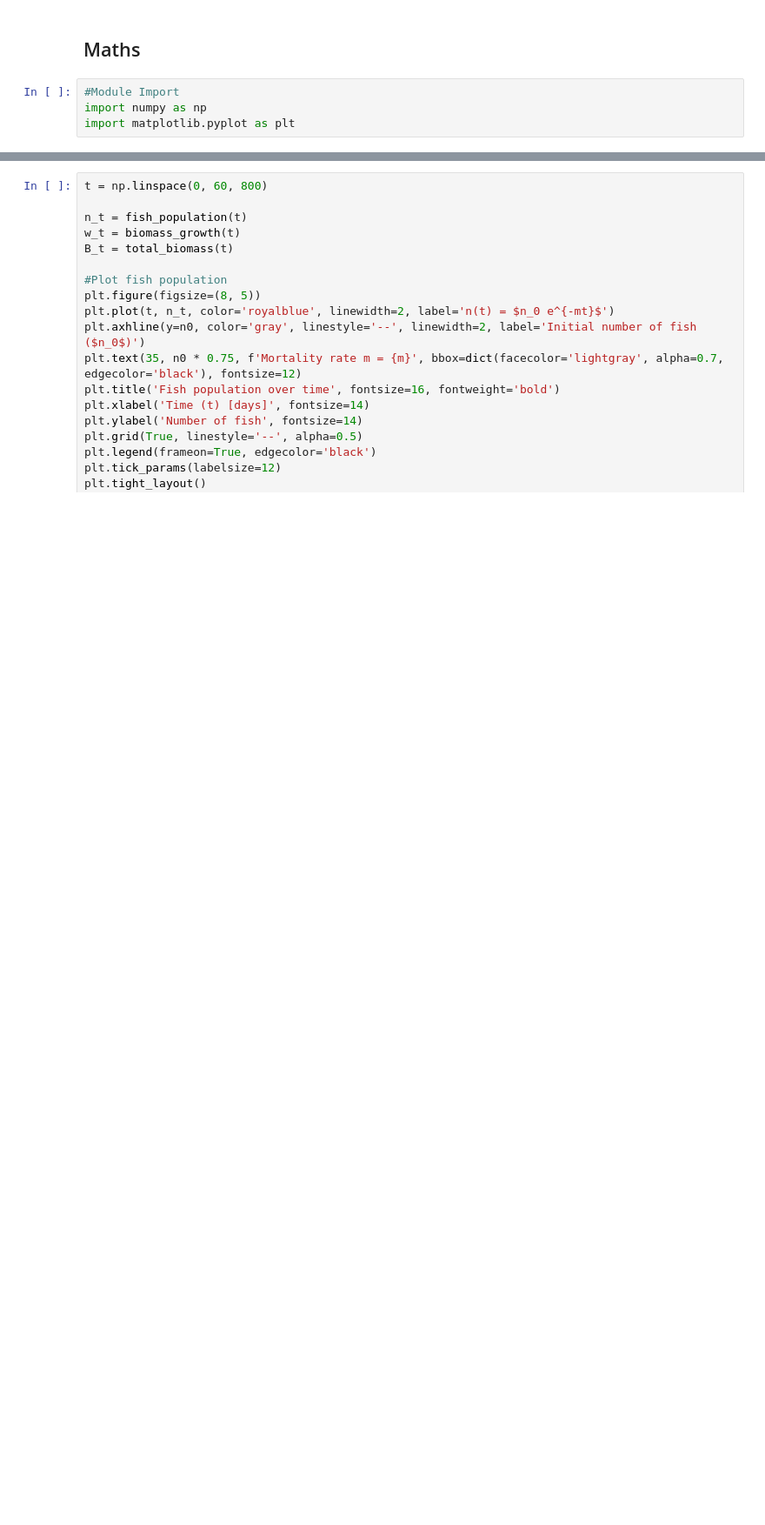
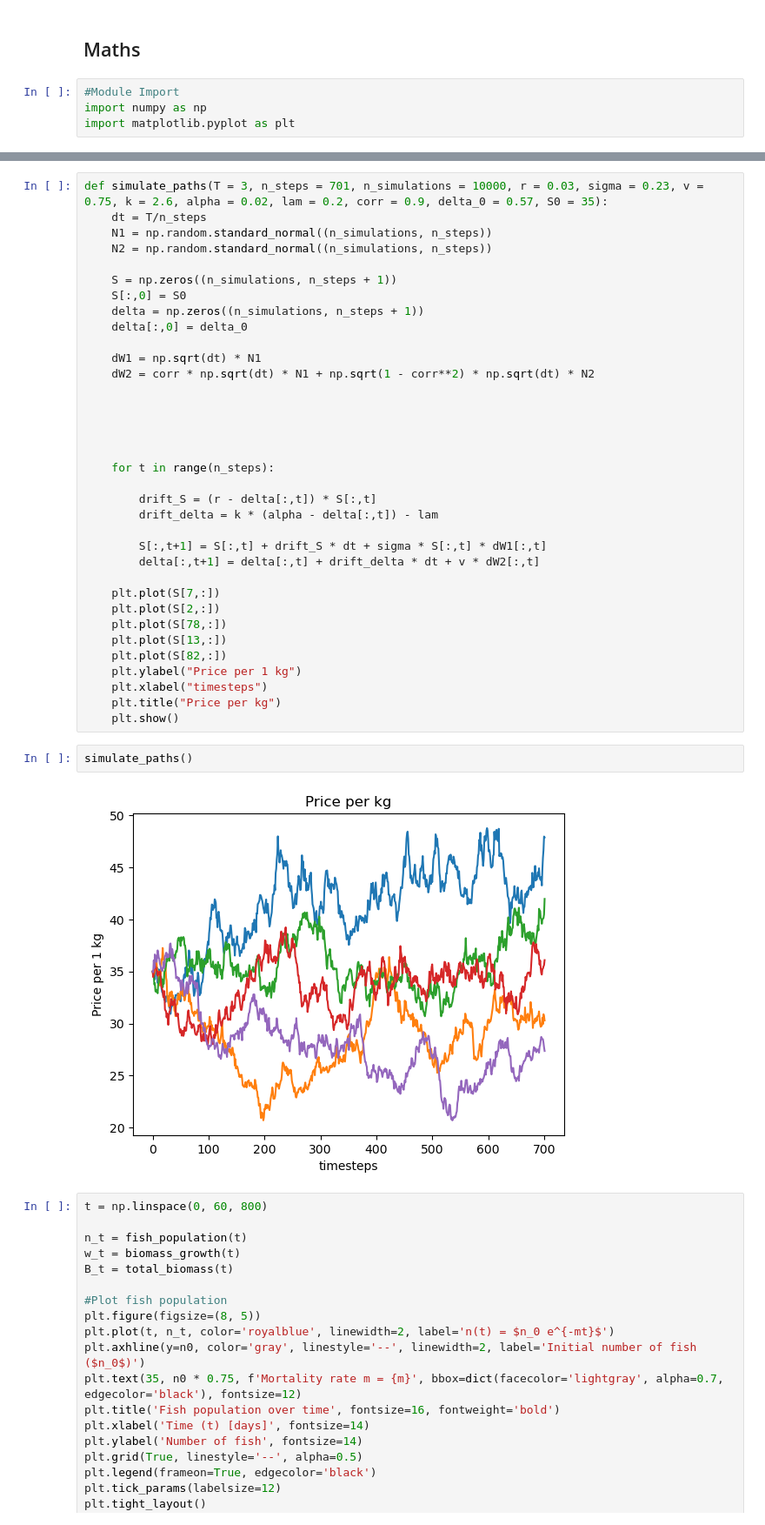
Before and after one commit to Cheezdoodle/SalmonFarmers, a Jupyter notebook: SalmonValue.ipynb, the cells around one changed output, grey strips where cells are left out. Shown at 87% size. Drawn from its saved outputs; the diff is of its cells as text; blank space fills up the shorter version.

```diff
--- a/SalmonValue.ipynb
+++ b/SalmonValue.ipynb
@@ -27,3 +42,42 @@ def total_biomass(t):
+# %%
+def simulate_paths(T = 3, n_steps = 701, n_simulations = 10000, r = 0.03, sigma = 0.23, v = 0.75, k = 2.6, alpha = 0.02, lam = 0.2, corr = 0.9, delta_0 = 0.57, S0 = 35):
+    dt = T/n_steps
+    N1 = np.random.standard_normal((n_simulations, n_steps))
+    N2 = np.random.standard_normal((n_simulations, n_steps))
+
+    S = np.zeros((n_simulations, n_steps + 1))
+    S[:,0] = S0
+    delta = np.zeros((n_simulations, n_steps + 1))
+    delta[:,0] = delta_0
+
+    dW1 = np.sqrt(dt) * N1
+    dW2 = corr * np.sqrt(dt) * N1 + np.sqrt(1 - corr**2) * np.sqrt(dt) * N2
+
+
+
+
+
+    for t in range(n_steps):
+
+        drift_S = (r - delta[:,t]) * S[:,t]
+        drift_delta = k * (alpha - delta[:,t]) - lam
+
+        S[:,t+1] = S[:,t] + drift_S * dt + sigma * S[:,t] * dW1[:,t]
+        delta[:,t+1] = delta[:,t] + drift_delta * dt + v * dW2[:,t]
+
+    plt.plot(S[7,:])
+    plt.plot(S[2,:])
+    plt.plot(S[78,:])
+    plt.plot(S[13,:])
+    plt.plot(S[82,:])
+    plt.ylabel("Price per 1 kg")
+    plt.xlabel("timesteps")
+    plt.title("Price per kg")
+    plt.show()
+# %%
+simulate_paths()
+# %% [output]
+[figure, added]
 # %%
 t = np.linspace(0, 60, 800)
 
```
Also changed, not shown: parts of 3 cells of this notebook.
